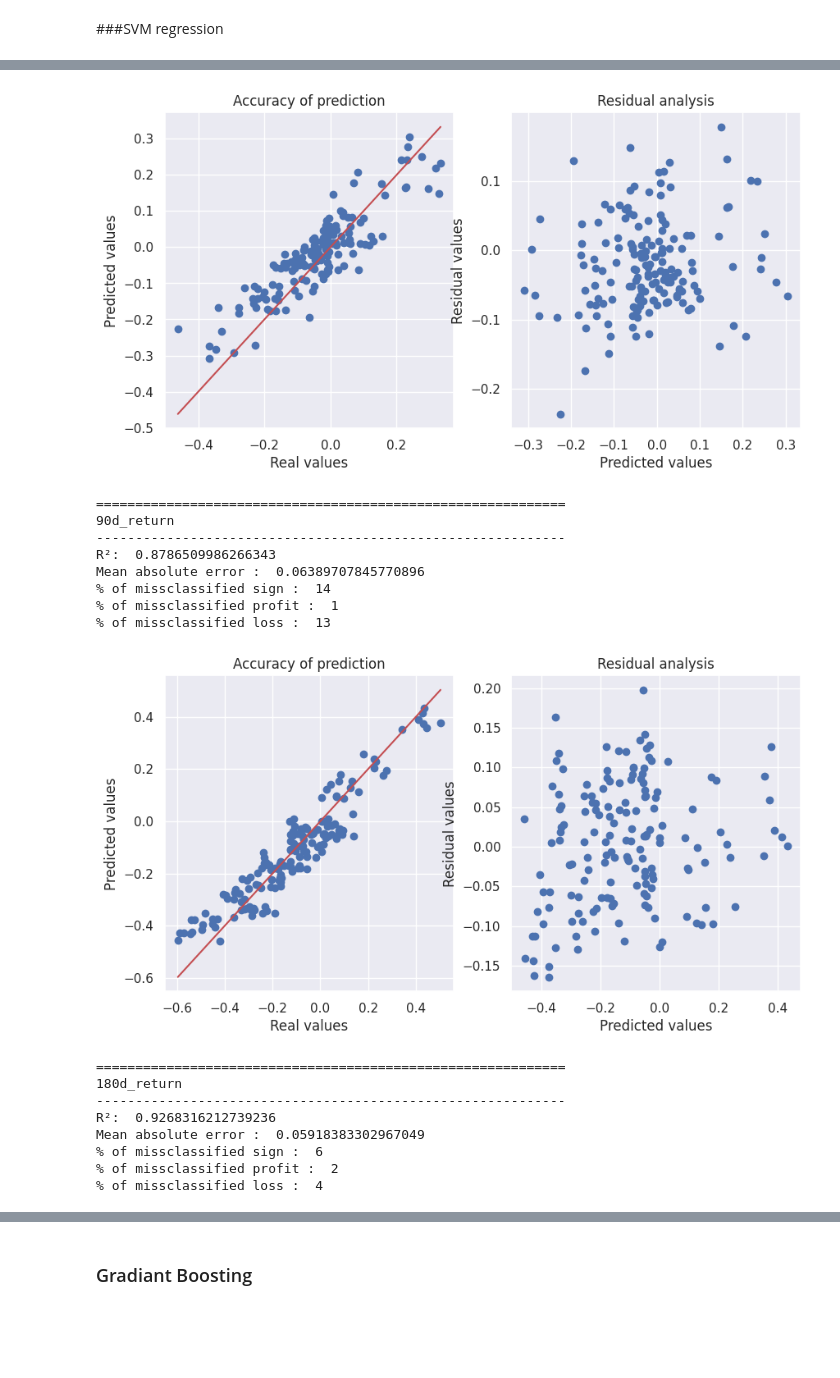
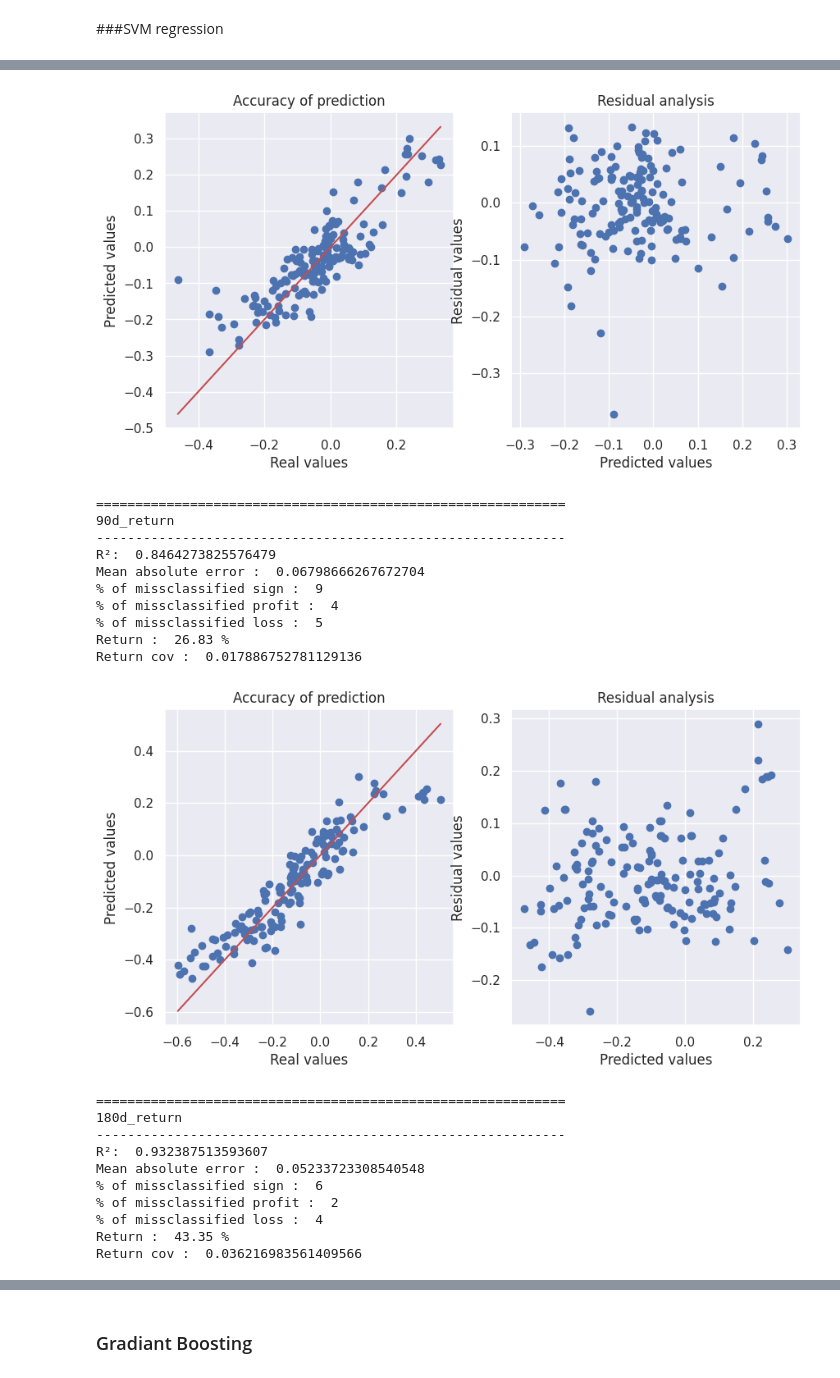
Before and after one commit to CossonArthur/Gas-price-prediction, a Jupyter notebook: script.ipynb, the cells around one changed output, grey strips where cells are left out. Saved outputs shown, nothing was run; the diff lists cells and outputs as text; code cells hidden in the pictures; blank space fills up the shorter version.

```diff
--- a/script.ipynb
+++ b/script.ipynb
@@ -363,17 +363,21 @@ def class_report(Y_test,Y_pred,name=''):
 ### Random Forest
 # %%
 from sklearn.ensemble import RandomForestClassifier
+
+parameters = {
+    'n_estimators' : [i * 100 for i in range(2,6,1)]
+}
 
 # Define class weights
 class_weights = {0: 0.5,1: 1, 2: 0.5, 3: 1}
 for i in range(Y_class.shape[1]):
   # Train a random forest classifier on the training set
-  rf_classifier = RandomForestClassifier(n_estimators=300, random_state=42, class_weight=class_weights)
-  rf_classifier.fit(X_train_class, Y_train_class[:,i])
+  rf_classifier = RandomForestClassifier(random_state=42, class_weight=class_weights)
+  BestRF = GridSearchCV(rf_classifier, parameters)
+  BestRF.fit(X_train_class, Y_train_class[:,i])
 
   # Make predictions on the testing set
-  Y_pred = rf_classifier.predict(X_test_class)
-  delta = Y_pred-Y_test_class[:,i]
+  Y_pred = BestRF.predict(X_test_class.to_numpy())
 
   # Print classification report
   class_report(Y_test_class[:,i], Y_pred,target_return_names[i])
@@ -420,13 +427,18 @@ where the sigmoid function is defined as $\sigma(x) = \frac{1}{1 + e^{-x}}$.
 # %%
 from sklearn.linear_model import LogisticRegression
 
+parameters = {
+    'C' : [i*10 for i in range(2,5)]
+}
+
 for i in range(Y_class.shape[1]):
   # Train a Logistic Regression classifier on the training set
-  log_classifier = LogisticRegression(penalty=None) # regularization is applied as default
-  log_classifier.fit(X_train_class, Y_train_class[:,i])
+  log_classifier = LogisticRegression() # regularization is applied as default
+  BestLog = GridSearchCV(log_classifier, parameters)
+  BestLog.fit(X_train_class, Y_train_class[:,i])
 
   # Make predictions on the testing set
-  Y_pred = log_classifier.predict(X_test_class)
+  Y_pred = BestLog.predict(X_test_class)
 
   # Print classification report
   class_report(Y_test_class[:,i], Y_pred,target_return_names[i])
@@ -570,15 +667,17 @@ Marginal Profit       0.39      0.26      0.31        70
 ###SVM
 # %%
 from sklearn.svm import LinearSVC
+parameters = {'C':[20,50]}
 
 for i in range(Y_class.shape[1]):
 
   # Train a Naive Bayes classifier on the training set
-  svm_classifier = LinearSVC(max_iter=3000)
-  svm_classifier.fit(X_train_class, Y_train_class[:,i])
+  svm_classifier = LinearSVC(max_iter=1000)
+  BestSVM = GridSearchCV(svm_classifier, parameters)
+  BestSVM.fit(X_train_class, Y_train_class[:,i])
 
   # Make predictions on the testing set
-  Y_pred = svm_classifier.predict(X_test_class)
+  Y_pred = BestSVM.predict(X_test_class)
 
   # Print classification report
   class_report(Y_test_class[:,i], Y_pred,target_return_names[i])
@@ -683,6 +863,9 @@ def regression_report(Y_test,Y_pred,name=''):
   print('% of missclassified sign : ', round(np.count_nonzero(Y_test * Y_pred < 0) / Y_pred.shape[0] * 100)) # top left and bottom right)
   print('% of missclassified profit : ', round(np.count_nonzero(np.logical_and(Y_test < 0, Y_pred > 0)) / Y_pred.shape[0] * 100)) # top left
   print('% of missclassified loss : ', round(np.count_nonzero(np.logical_and(Y_test > 0, Y_pred < 0)) / Y_pred.shape[0] * 100)) # bottom right
+  temp = np.sign(Y_test) * np.sign(Y_pred) * np.abs(Y_pred)
+  print('Return : ', round(np.sum(temp),2) , '%')
+  print('Return cov : ', np.cov(temp))
   dataMin,dataMax = min([Y_test.min(), Y_pred.min()]),max([Y_test.max(), Y_pred.max()])
   fig, axs = plt.subplots(1,2,figsize=(10, 5))
   axs[0].plot([dataMin,dataMax],[dataMin,dataMax],'r-')
@@ -787,12 +987,12 @@ Mean absolute error :  0.1090581549602261
 ###SVM regression
 # %%
 from sklearn.svm import SVR
-parameters = {'kernel':('poly', 'rbf', 'sigmoid'), 'C':[1,5,10]}
+parameters = {'C':[1,5,10]}
 
 for i in range(len(target_return_names)):
 
   # Train a Naive Bayes classifier on the training set
-  SVM_regressor = SVR()
+  SVM_regressor = SVR(kernel='rbf')
   BestSVR = GridSearchCV(SVM_regressor, parameters)
   BestSVR.fit(X_train, Y_train.loc[:,target_return_names[i]])
 
@@ -813,18 +1015,22 @@ Mean absolute error :  0.056780369895624655
-[figure, old version]
+[figure, new version]
 ============================================================
 90d_return
 ------------------------------------------------------------
-R²:  0.8786509986266343
-Mean absolute error :  0.06389707845770896
-% of missclassified sign :  14
-% of missclassified profit :  1
-% of missclassified loss :  13
+R²:  0.8464273825576479
+Mean absolute error :  0.06798666267672704
+% of missclassified sign :  9
+% of missclassified profit :  4
+% of missclassified loss :  5
+Return :  26.83 %
+Return cov :  0.017886752781129136
-[figure, old version]
+[figure, new version]
 ============================================================
 180d_return
 ------------------------------------------------------------
-R²:  0.9268316212739236
-Mean absolute error :  0.05918383302967049
+R²:  0.932387513593607
+Mean absolute error :  0.05233723308540548
 % of missclassified sign :  6
 % of missclassified profit :  2
 % of missclassified loss :  4
+Return :  43.35 %
+Return cov :  0.036216983561409566
```
Also changed, not shown: parts of 33 cells of this notebook.
